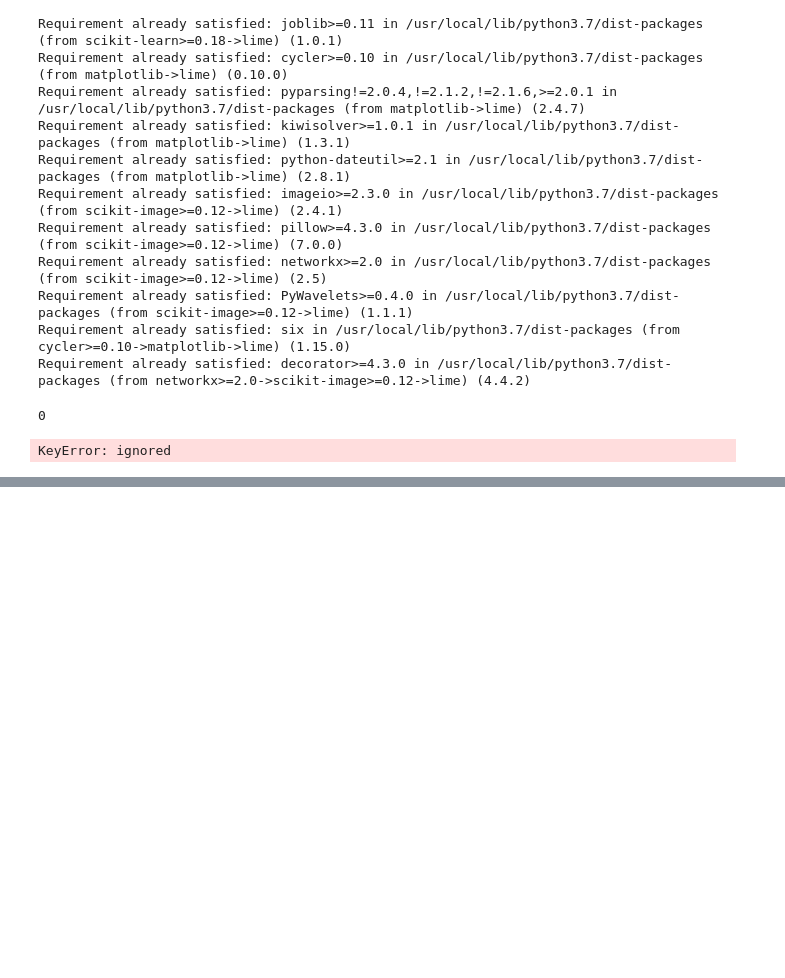
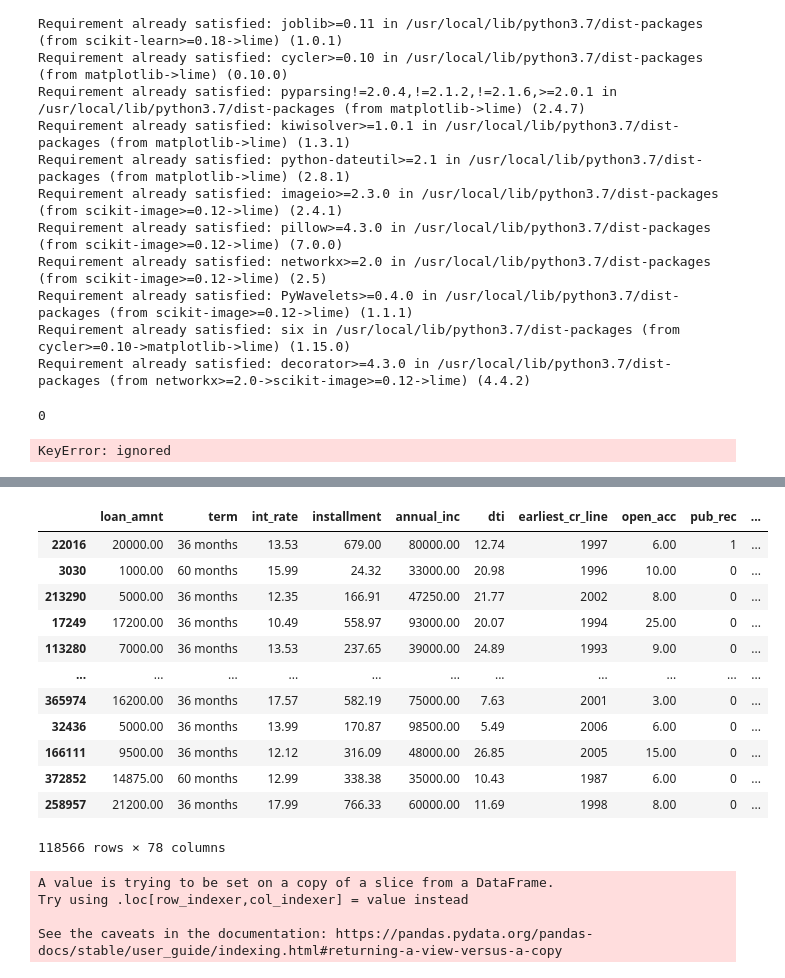
Before and after one commit to takhilabhinav/Loandefault_XAI, a Jupyter notebook: LOAN_XAI.ipynb, the cells around one changed output, grey strips where cells are left out. Cells and saved outputs as stored; diff of their text form; code cells hidden in the pictures; blank space fills up the shorter version.

```diff
--- a/LOAN_XAI.ipynb
+++ b/LOAN_XAI.ipynb
@@ -1216,0 +1258,29 @@ KeyError: ignored
+# %%
+X_test
+# %% [output]
+|  | loan_amnt | term | int_rate | installment | annual_inc | dti | earliest_cr_line | open_acc | pub_rec | ... |
+| 22016 | 20000.00 | 36 months | 13.53 | 679.00 | 80000.00 | 12.74 | 1997 | 6.00 | 1 | ... |
+| 3030 | 1000.00 | 60 months | 15.99 | 24.32 | 33000.00 | 20.98 | 1996 | 10.00 | 0 | ... |
+| 213290 | 5000.00 | 36 months | 12.35 | 166.91 | 47250.00 | 21.77 | 2002 | 8.00 | 0 | ... |
+| 17249 | 17200.00 | 36 months | 10.49 | 558.97 | 93000.00 | 20.07 | 1994 | 25.00 | 0 | ... |
+| 113280 | 7000.00 | 36 months | 13.53 | 237.65 | 39000.00 | 24.89 | 1993 | 9.00 | 0 | ... |
+| ... | ... | ... | ... | ... | ... | ... | ... | ... | ... | ... |
+| 365974 | 16200.00 | 36 months | 17.57 | 582.19 | 75000.00 | 7.63 | 2001 | 3.00 | 0 | ... |
+| 32436 | 5000.00 | 36 months | 13.99 | 170.87 | 98500.00 | 5.49 | 2006 | 6.00 | 0 | ... |
+| 166111 | 9500.00 | 36 months | 12.12 | 316.09 | 48000.00 | 26.85 | 2005 | 15.00 | 0 | ... |
+| 372852 | 14875.00 | 60 months | 12.99 | 338.38 | 35000.00 | 10.43 | 1987 | 6.00 | 0 | ... |
+| 258957 | 21200.00 | 36 months | 17.99 | 766.33 | 60000.00 | 11.69 | 1998 | 8.00 | 0 | ... |
+118566 rows × 78 columns
+# %%
+from sklearn import preprocessing
+def convert(X_test):
+    number = preprocessing.LabelEncoder()
+    X_test['term'] = number.fit_transform(X_test.term)
+    return X_test
+
+X_test=convert(X_test)
+# %% [output]
+A value is trying to be set on a copy of a slice from a DataFrame.
+Try using .loc[row_indexer,col_indexer] = value instead
+
+See the caveats in the documentation: https://pandas.pydata.org/pandas-docs/stable/user_guide/indexing.html#returning-a-view-versus-a-copy
```
Also changed, not shown: parts of 24 cells of this notebook.
